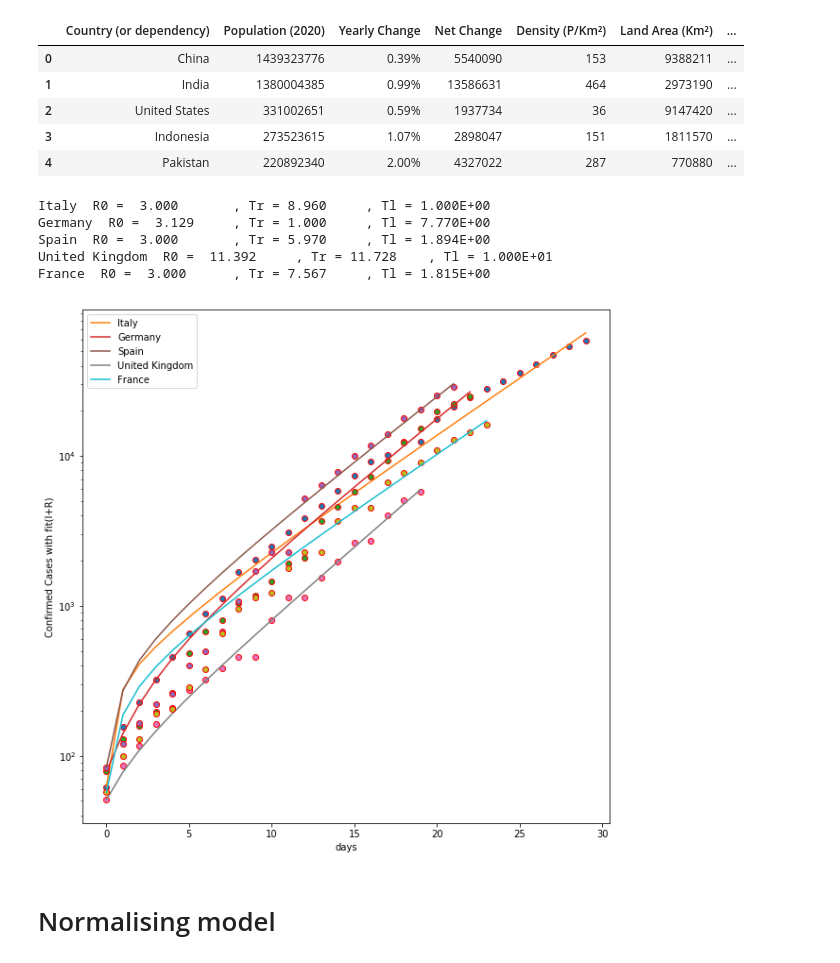
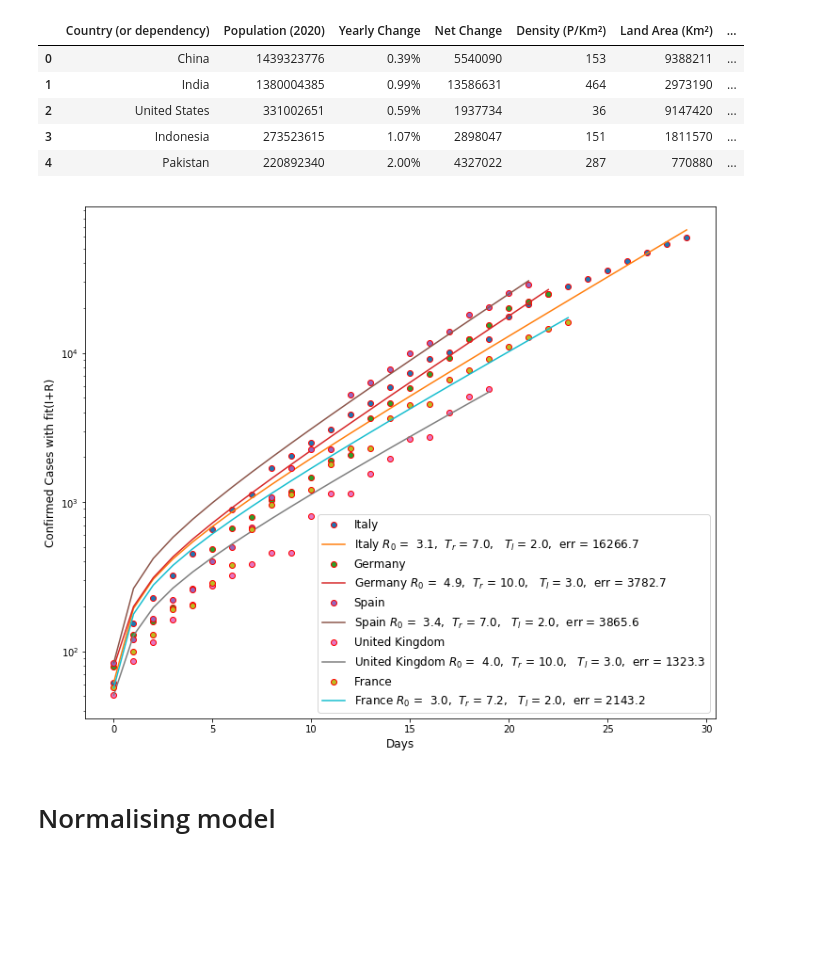
Before and after one commit to srashtig/covid-19-icts, a Jupyter notebook: SIER-SIR/SIR-SIER.ipynb, the cells around one changed output. Cells and saved outputs as stored; diff of their text form; code cells hidden in the pictures; blank space fills up the shorter version.

```diff
--- a/SIER-SIR/SIR-SIER.ipynb
+++ b/SIER-SIR/SIR-SIER.ipynb
@@ -51,11 +50,11 @@ def seir(y, x, R0, Tr, Tl):
     infected = sigma*y[1] - gamma*y[2]
     reco = gamma*y[2]
     return sus, expo, infected, reco
-
+## 5.5 tl, 2.5 tr
 def fit_ode(x,  R0, Tr, Tl):
     y= integrate.odeint(seir, (sus0, exp0, inf0, rec0), x, args=( R0, Tr, Tl))
     return y[:,2] + y[:,3]
-def fit_country(country,population,bounds=([3,1,1], [20.01,12.01,10])):
+def fit_country(country,population,bounds=([3,7,2], [10,10,3])): #2-3, T_R=7-10. And R_0=3-10
     ydata= df[df["Country"]==country].values[0,1:]
     ydata = np.array(ydata, dtype=float)
     #xdata = np.array(xdata, dtype=float)
@@ -71,18 +70,25 @@ def fit_country(country,population,bounds=([3,1,1], [20.01,12.01,10])):
     rec0 = 0.0
     exp0= inf0*5
     popt, pcov = optimize.curve_fit(fit_ode, xdata, ydata,bounds=bounds)
+    perr = np.sqrt(np.diag(pcov))
     fitted = fit_ode(xdata, *popt)
-    plt.plot(xdata, ydata, 'o', mec = 'r')
-    plt.plot(xdata, fitted,label=country)
-    plt.legend()
+    err=np.linalg.norm(fitted-ydata)
+
+    la= country + " $R_0$ =  %3.1f, " %popt[0] + " $T_r$ = %3.1f,  "%popt[1] +" $T_l$ = %1.1f, " %popt[2]+ " err = %1.1f" %err
+
+    plt.plot(xdata, ydata, 'o', mec = 'r',label=country )
+    plt.plot(xdata, fitted,label=la)
+
+    plt.legend(fontsize=12)
     plt.yscale("log")
-    plt.ylabel("Confirmed Cases with fit(I+R)")
-    plt.xlabel("days")
-    print(country, " R0 =  %3.3f \t" %popt[0], ", Tr = %3.3f \t "%popt[1], ", Tl = %3.3E" %popt[2])
+    plt.ylabel("Confirmed Cases with fit(I+R)",fontsize=12)
+    plt.xlabel("Days",fontsize=12)
+    #print(country, " R0 =  %3.1f \t" %popt[0], ", Tr = %3.1f \t "%popt[1], ", Tl = %1.1f" %popt[2])
+
    # print(pcov)
    # plt.title(country)
 # %%
-plt.figure(figsize=(10,10))
+plt.figure(figsize=(12,10))
 country='Italy'
 population=df_pop[df_pop["Country (or dependency)"]=='Italy']["Population (2020)"].values[0] #'South Korea' #United States
 fit_country(country,population)#bounds=([1,0,0],[15,30,15]))
@@ -95,42 +101,37 @@ fit_country(country,population)#bounds=([1,0,0],[15,30,15]))
 #country='China'
 #population=df_pop[df_pop["Country (or dependency)"]=='China']["Population (2020)"].values[0] #'South Korea' #United States
 #fit_country(country,population,bounds=([0,0,0],[30,14,14]))
 #country='Korea, South'
-population=df_pop[df_pop["Country (or dependency)"]=='South Korea']["Population (2020)"].values[0] #'South Korea' #United States
+#population=df_pop[df_pop["Country (or dependency)"]=='South Korea']["Population (2020)"].values[0] #'South Korea' #United States
 #fit_country(country,population)#bounds=([1,0,0],[15,30,15]))
 #plt.savefig("fit_1.png")
 #plt.figure(figsize=(10,10))
 #population=df_pop[df_pop["Country (or dependency)"]=='South Korea']["Population (2020)"].values[0] #'South Korea' #United States
 #fit_country(country,population,bounds=([0,0,0],[30,14,14]))
 #country='US'
 #population=df_pop[df_pop["Country (or dependency)"]=='United States']["Population (2020)"].values[0] #'South Korea' #United States
 #fit_country(country,population,bounds=([1,0,0],[15,30,15]))
 #country='Iran'
 #population=df_pop[df_pop["Country (or dependency)"]=='Iran']["Population (2020)"].values[0] #'South Korea' #United Statesfit_country(country,population,bounds=([0,0,0],[30,14,14]))
 #fit_country(country,population,bounds=([0,1,1],[30,14,14]))
 #plt.savefig("fit_2.png")
 
 #plt.figure(figsize=(10,10))
 
 country='Spain'
 population=df_pop[df_pop["Country (or dependency)"]=='Spain']["Population (2020)"].values[0] #'South Korea' #United States
 fit_country(country,population)#bounds=([1,0,0],[15,30,15]))
 country='United Kingdom'
 population=df_pop[df_pop["Country (or dependency)"]=='United Kingdom']["Population (2020)"].values[0] #'South Korea' #United States
 fit_country(country,population)#bounds=([1,0,0],[15,30,15]))
 country='France'
 population=df_pop[df_pop["Country (or dependency)"]=='France']["Population (2020)"].values[0] #'South Korea' #United States
 fit_country(country,population)#bounds=([1,0,0],[15,30,15]))
-plt.savefig("fit_3.png")
+#plt.savefig("fit_3.png")
 
-#plt.savefig("fit_EU.png")
+plt.savefig("fit_EU_new_bounds.pdf")
 # %% [output]
-Italy  R0 =  3.000       , Tr = 8.960     , Tl = 1.000E+00
-Germany  R0 =  3.129     , Tr = 1.000     , Tl = 7.770E+00
-Spain  R0 =  3.000       , Tr = 5.970     , Tl = 1.894E+00
-United Kingdom  R0 =  11.392     , Tr = 11.728    , Tl = 1.000E+01
-France  R0 =  3.000      , Tr = 7.567     , Tl = 1.815E+00
-[figure, old version]
+[figure, new version]
 # %% [markdown]
 # Normalising model
 # %%
```
Also changed, not shown: parts of 3 cells of this notebook, 16 other files.
